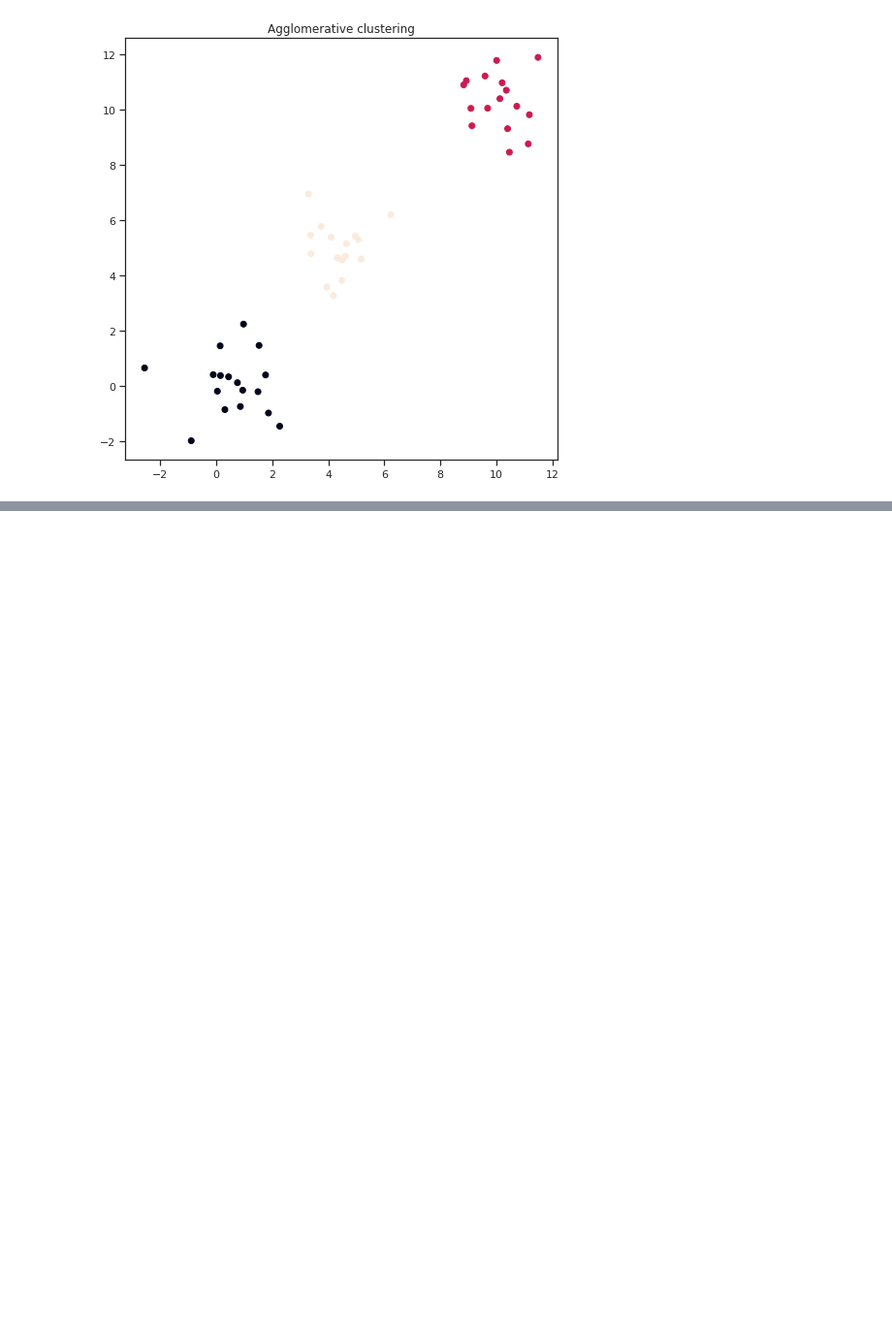
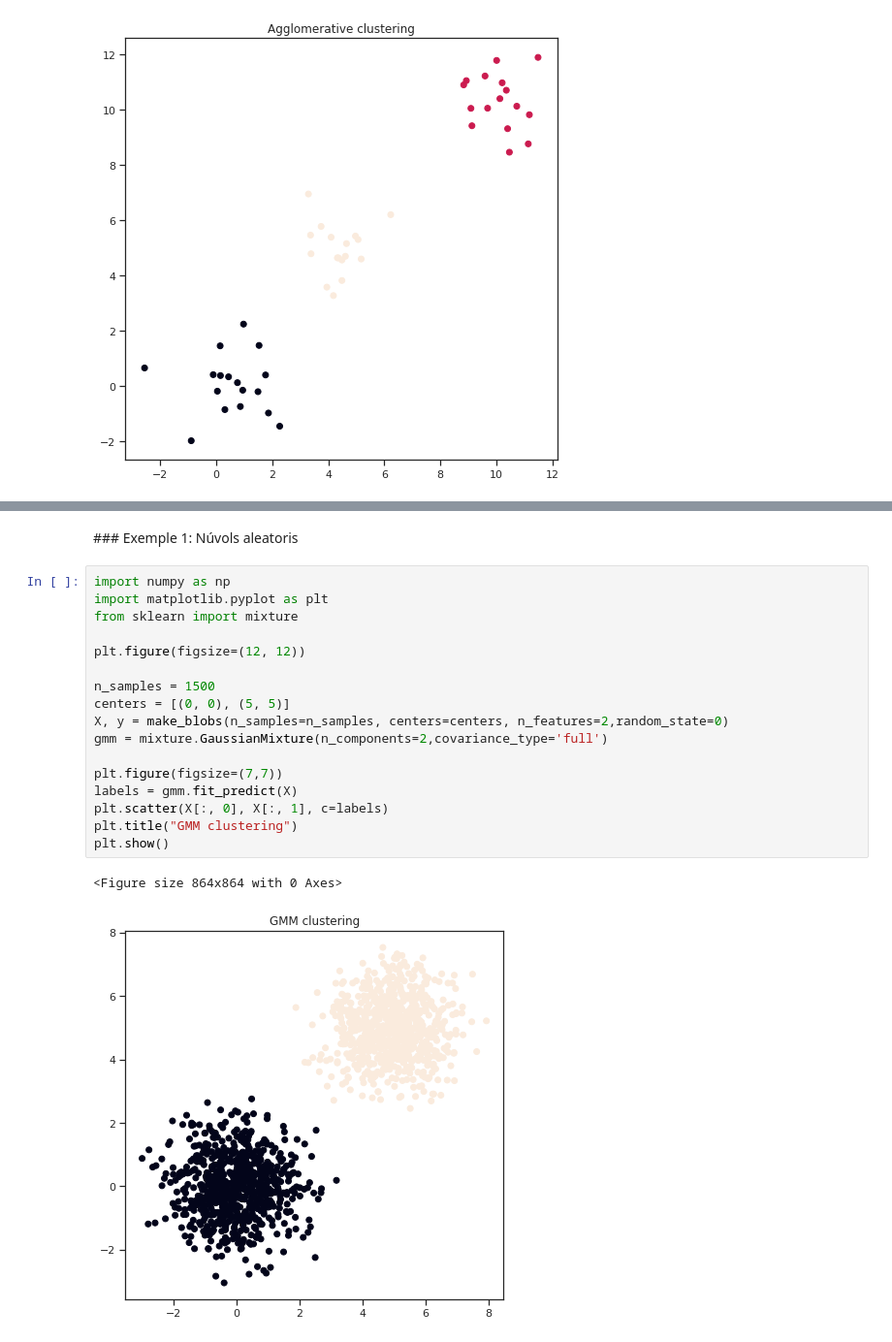
Before and after one commit to raulbenitez/introAI_ICE, a Jupyter notebook: Tema2_Tècniques_d'agrupament.ipynb, the cells around one changed output, grey strips where cells are left out. Shown at 97% size. Saved outputs shown, nothing was run; the diff lists cells and outputs as text; blank space fills up the shorter version.

```diff
--- a/Tema2_Tècniques_d'agrupament.ipynb
+++ b/Tema2_Tècniques_d'agrupament.ipynb
@@ -240,0 +249,22 @@ plt.show()
+# %% [markdown]
+### Exemple 1: Núvols aleatoris
+# %%
+import numpy as np
+import matplotlib.pyplot as plt
+from sklearn import mixture
+
+plt.figure(figsize=(12, 12))
+
+n_samples = 1500
+centers = [(0, 0), (5, 5)]
+X, y = make_blobs(n_samples=n_samples, centers=centers, n_features=2,random_state=0)
+gmm = mixture.GaussianMixture(n_components=2,covariance_type='full')
+
+plt.figure(figsize=(7,7))
+labels = gmm.fit_predict(X)
+plt.scatter(X[:, 0], X[:, 1], c=labels)
+plt.title("GMM clustering")
+plt.show()
+# %% [output]
+<Figure size 864x864 with 0 Axes>
+[figure, added]
```
Also changed, not shown: parts of 10 cells of this notebook.
